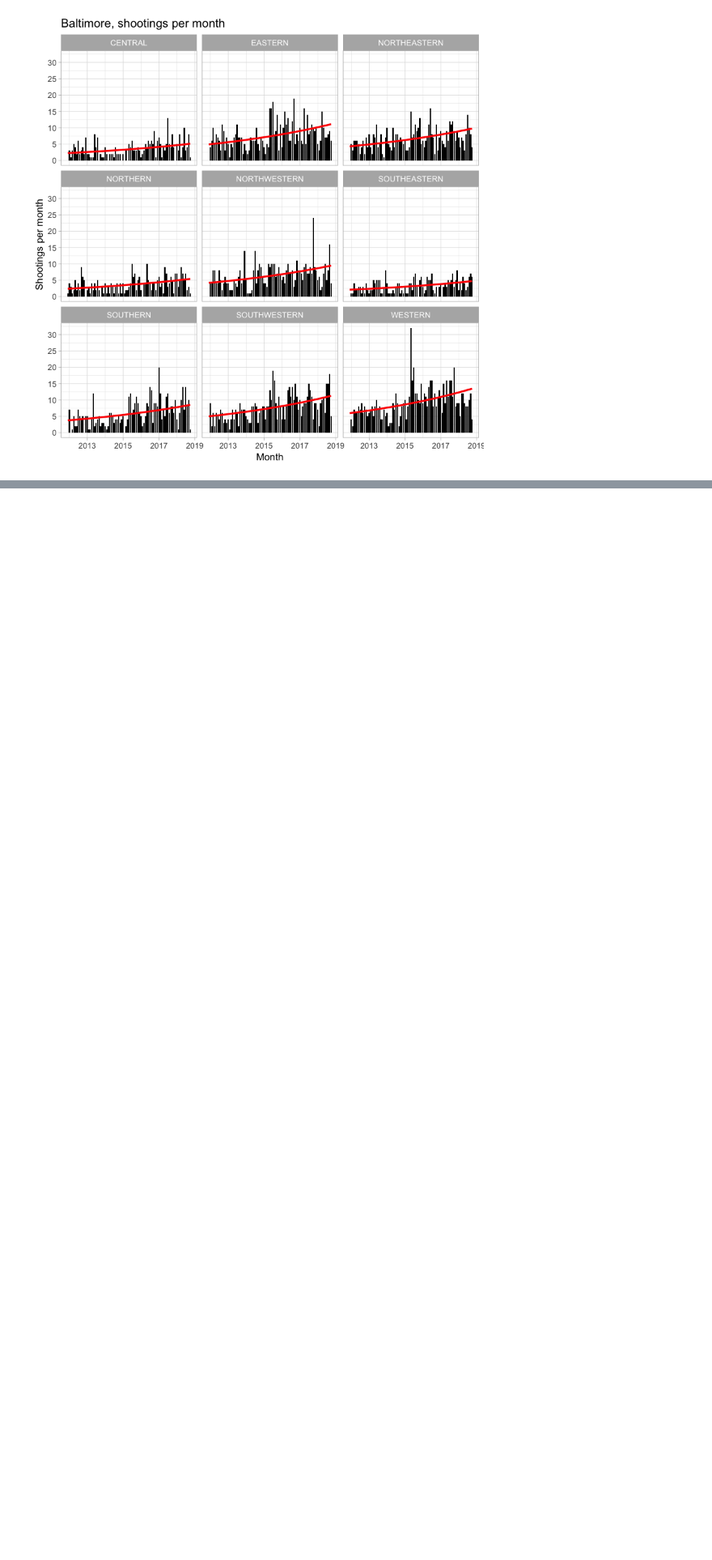
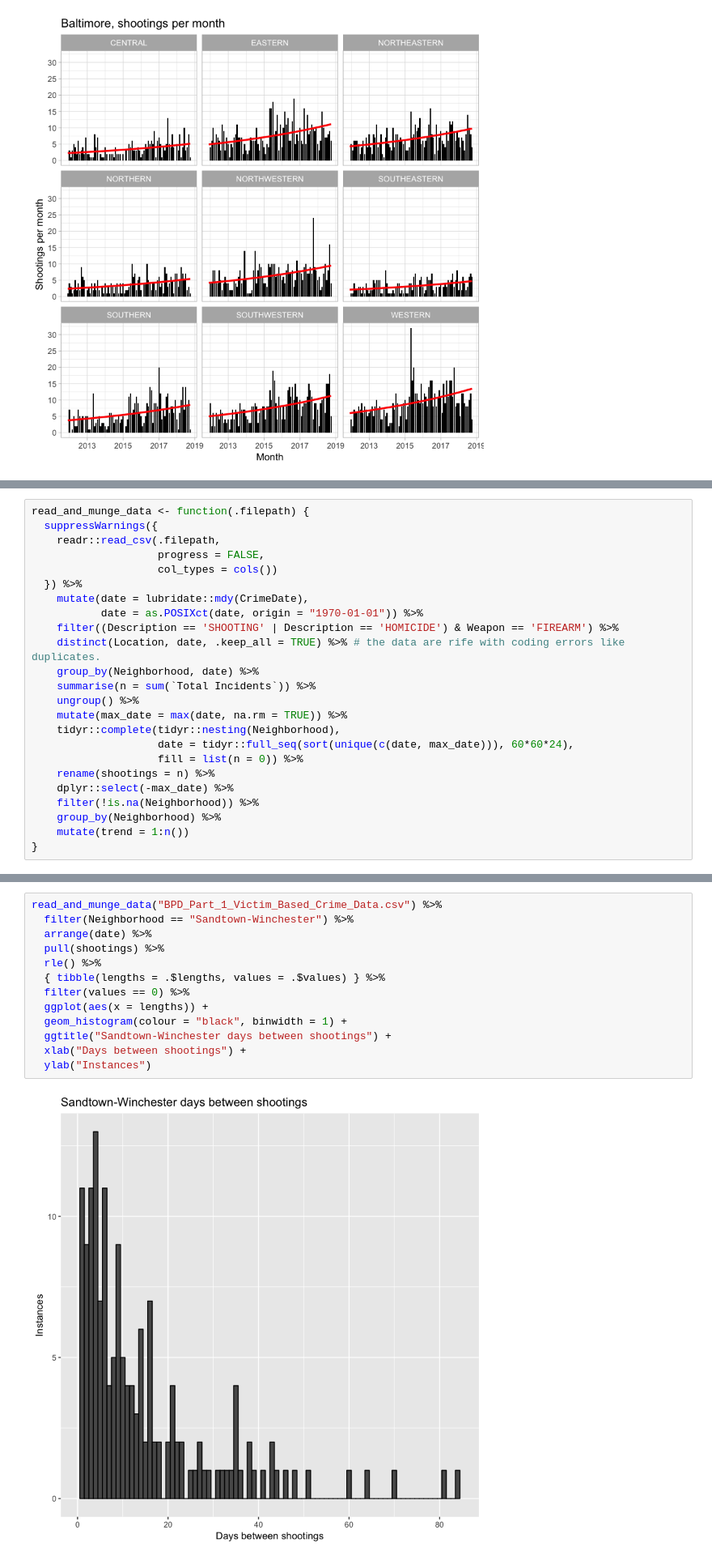
Before and after one commit to baltimore-sun-data/2018-shootings-analysis, a Jupyter notebook: shootings_analysis_by_district.ipynb, the cells around one changed output, grey strips where cells are left out. Shown: that part at 81% size. Drawn from its saved outputs; the diff is of its cells as text; blank space fills up the shorter version.

```diff
--- a/shootings_analysis_by_district.ipynb
+++ b/shootings_analysis_by_district.ipynb
@@ -253,0 +256,24 @@ data_by_month %>%
+# %%
+read_and_munge_data <- function(.filepath) {
+  suppressWarnings({
+    readr::read_csv(.filepath,
+                    progress = FALSE,
+                    col_types = cols())
+  }) %>%
+    mutate(date = lubridate::mdy(CrimeDate),
+           date = as.POSIXct(date, origin = "1970-01-01")) %>%
+    filter((Description == 'SHOOTING' | Description == 'HOMICIDE') & Weapon == 'FIREARM') %>%
+    distinct(Location, date, .keep_all = TRUE) %>% # the data are rife with coding errors like duplicates.
+    group_by(Neighborhood, date) %>%
+    summarise(n = sum(`Total Incidents`)) %>%
+    ungroup() %>%
+    mutate(max_date = max(date, na.rm = TRUE)) %>%
+    tidyr::complete(tidyr::nesting(Neighborhood),
+                    date = tidyr::full_seq(sort(unique(c(date, max_date))), 60*60*24),
+                    fill = list(n = 0)) %>%
+    rename(shootings = n) %>%
+    dplyr::select(-max_date) %>%
+    filter(!is.na(Neighborhood)) %>%
+    group_by(Neighborhood) %>%
+    mutate(trend = 1:n())
+}
@@ -253,0 +305,15 @@ data_by_month %>%
+# %%
+read_and_munge_data("BPD_Part_1_Victim_Based_Crime_Data.csv") %>%
+  filter(Neighborhood == "Sandtown-Winchester") %>%
+  arrange(date) %>%
+  pull(shootings) %>%
+  rle() %>%
+  { tibble(lengths = .$lengths, values = .$values) } %>%
+  filter(values == 0) %>%
+  ggplot(aes(x = lengths)) +
+  geom_histogram(colour = "black", binwidth = 1) +
+  ggtitle("Sandtown-Winchester days between shootings") +
+  xlab("Days between shootings") +
+  ylab("Instances")
+# %% [output]
+[figure, added]
```
Also changed, not shown: parts of 2 cells of this notebook.
